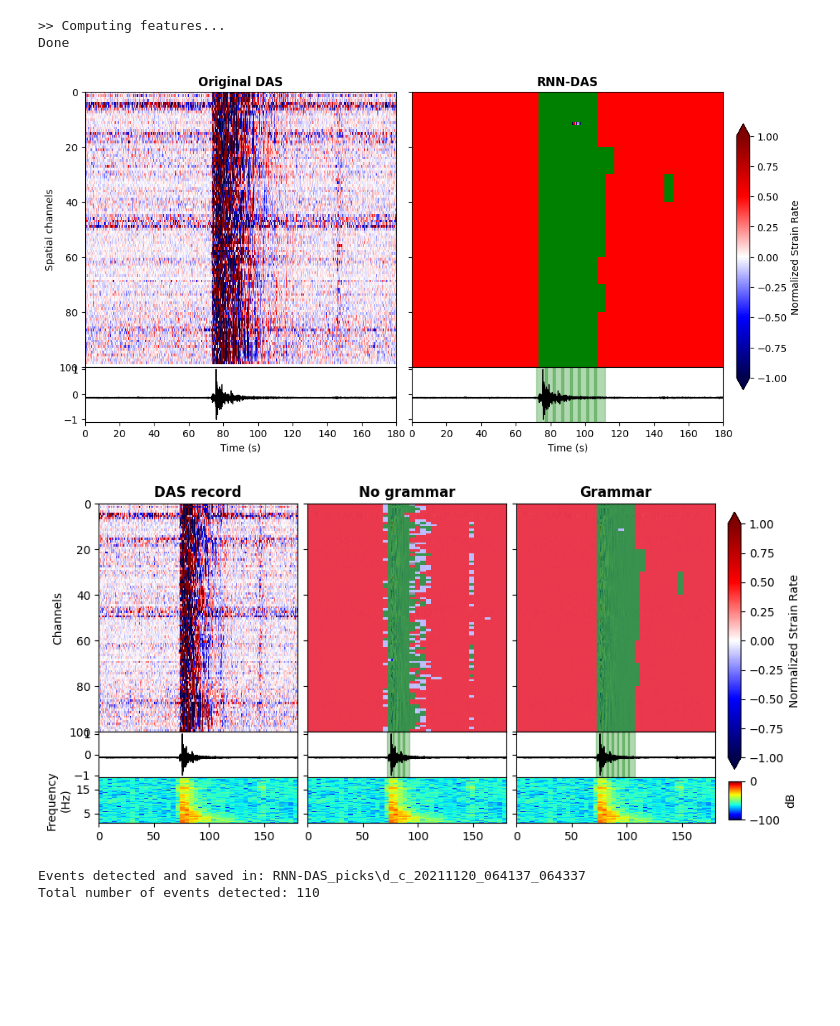
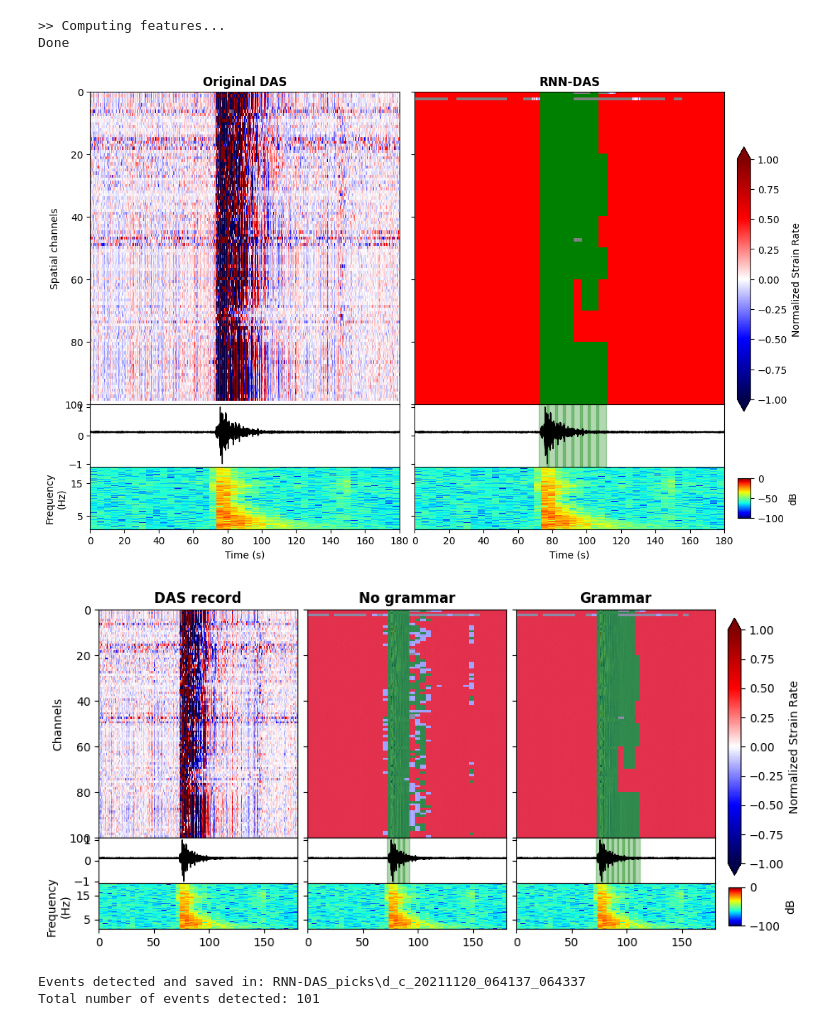
Before and after one commit to Javier-FernandezCarabantes/RNN-DAS, a Jupyter notebook: example/RNN-DAS_LaPalma.ipynb, the cells around one changed output. Drawn from its saved outputs; the diff is of its cells as text; code cells hidden in the pictures; blank space fills up the shorter version.

```diff
--- a/example/RNN-DAS_LaPalma.ipynb
+++ b/example/RNN-DAS_LaPalma.ipynb
@@ -64,7 +64,7 @@ def load_h5(name_id, path="H5_data"):
 H, dt, dx, start_time = load_h5("d_c_20211120_064137_064337") #event_id= d_20211120_064137_064337 but only the first 100 channels for memory sake in the GitHub repository
 # %%
 # Pre-processing of the data
-H=process_H(H[:, :])
+H=process_H(H[:, :], dt)
 # %% [output]
 >> Processing DAS data...
 >> Processing complete
@@ -134,7 +134,7 @@ n_hidden = 256
 n_layers = 1
 n_classes = 3
 cell_type = "LSTM"
-filepath_normalization=r"..\model\Normalization_RNN_DAS_1150.txt"
+filepath_normalization=r"..\model\Normalization_RNN-DAS_1150.txt"#r"..\model\Normalization_RNN_DAS_1150_V2"
 model_RNN_DAS=load_model(r"..\model\RNN-DAS_1150", n_inputs, n_hidden, n_layers, n_classes, cell_type)
 model_RNN_DAS
 # %% [output]
@@ -165,17 +163,14 @@ predictions, probabilities = run_model(model_RNN_DAS, features_dataloader)
 probabilities_grammar = grammar(probabilities=probabilities, threshold=2/3, threshold_channels=0.5, interval_size=10, threshold_trigger_on=0.9, threshold_trigger_off=0.05)
 # %%
 # Visualizing the predictions
-
-window_duration=6
-overlap_duration=1.2
-plot_das_bi(data=H[:, :], probabilities=probabilities_grammar,  window_duration=window_duration, overlap_duration=overlap_duration, threshold=2/3, channel_idx=50)
+plot_das_bi(data=H[:, :], probabilities=probabilities_grammar,  threshold=2/3, channel_idx=50)
 # %% [output]
-[figure, old version]
+[figure, new version]
 # %%
 # No grammar vs grammar predictions visualization
 plot_das_grammar(data=H[:, :], probabilities=probabilities, probabilities_grammar=probabilities_grammar,  window_duration=window_duration, overlap_duration=overlap_duration, threshold=2/3, channel_idx=50)
 # %% [output]
-[figure, old version]
+[figure, new version]
 # %%
 # Saving the predictions to pickle
 event_id="d_c_20211120_064137_064337"
@@ -183,11 +178,10 @@ write_pickle(probabilities, os.path.join("RNN-DAS_predictions", f"{event_id}"))
 write_pickle(probabilities_grammar, os.path.join("RNN-DAS_predictions", f"{event_id}_grammar"))
 # %%
 # Saving the detected phases to a csv
-start_date = datetime.strptime(start_time, "%Y-%m-%dT%H:%M:%S.%f")
-detect_phases(output_csv_name=event_id, start_date=start_date, probabilities=probabilities_grammar, fsamp=100, probability_threshold=2/3)
+detect_phases(output_csv_name=event_id, start_date=start_time, probabilities=probabilities_grammar, fsamp=100, probability_threshold=2/3)
 # %% [output]
 Events detected and saved in: RNN-DAS_picks\d_c_20211120_064137_064337
-Total number of events detected: 110
+Total number of events detected: 101
 # %%
 # Reading the piked-phases
 results=pd.read_csv(os.path.join(".", "RNN-DAS_picks", f"{event_id}_RNN-DAS.csv"))
```
Also changed, not shown: parts of 8 cells of this notebook, 14 other files.
